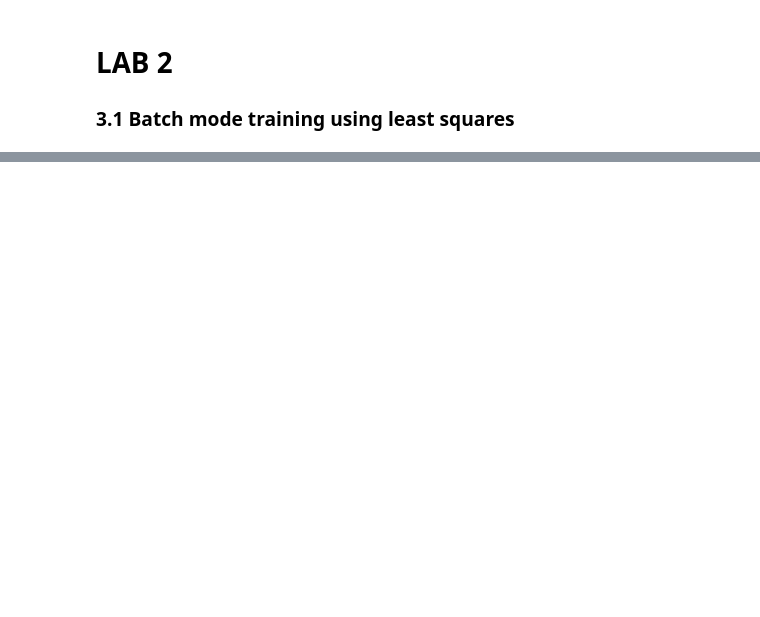
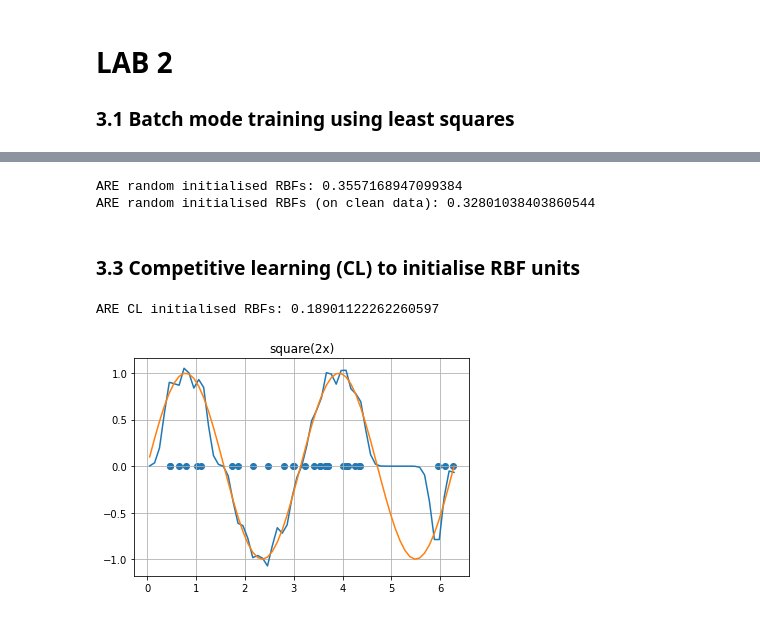
Before and after one commit to alejp1998/annda_lab1b, a Jupyter notebook: lab2.ipynb, the cells around one changed output, grey strips where cells are left out. Saved outputs shown, nothing was run; the diff lists cells and outputs as text; code cells hidden in the pictures; blank space fills up the shorter version.

```diff
--- a/lab2.ipynb
+++ b/lab2.ipynb
@@ -79,0 +118,23 @@ AttributeError: module 'lab2' has no attribute 'delta_ruleeee'
+# %%
+## What if RBF's are randomly initialised?
+
+N = 30
+ARE = []
+mu = np.random.normal(0,2*np.pi,N) # Data is one-dimensional
+sigma = stds[j]/N*np.ones(N) # Smaller sigma when many RBF's
+w = lab2.delta_rule(x_train,yf1_train,mu,sigma,lr,epochs)
+yf1_pred = lab2.forward(x_valid,w,mu,sigma)
+ARE = np.mean(np.abs(yf1_pred-yf1_valid))
+print('ARE random initialised RBFs: ' + str(ARE))
+
+## And on clean data:
+x_train = np.linspace(0, 2*np.pi,round(2*np.pi/0.1))
+x_valid = np.linspace(0.05, 2*np.pi,round(2*np.pi/0.1))
+
+w = lab2.delta_rule(x_train,yf1_train,mu,sigma,lr,epochs)
+yf1_pred = lab2.forward(x_valid,w,mu,sigma)
+ARE = np.mean(np.abs(yf1_pred-yf1_valid))
+print('ARE random initialised RBFs (on clean data): ' + str(ARE))
+# %% [output]
+ARE random initialised RBFs: 0.3557168947099384
+ARE random initialised RBFs (on clean data): 0.32801038403860544
@@ -79,0 +143,19 @@ AttributeError: module 'lab2' has no attribute 'delta_ruleeee'
+# %% [markdown]
+### 3.3 Competitive learning (CL) to initialise RBF units
+# %%
+mu, sigma = lab2.CL_initialisation(x_train,1,30,0.125,50,3,0.05)
+w = lab2.delta_rule(x_train,yf1_train,mu,sigma,lr,epochs)
+yf1_pred = lab2.forward(x_valid,w,mu,sigma)
+ARE = np.mean(np.abs(yf1_pred-yf1_valid))
+print('ARE CL initialised RBFs: ' + str(ARE))
+
+fig, ax = plt.subplots()
+ax.grid(visible = True)
+ax.set_title('square(2x)')
+ax.plot(x_valid,yf1_pred)
+ax.plot(x_valid,yf1_valid)
+ax.scatter(mu,np.zeros(N))
+plt.show()
+# %% [output]
+ARE CL initialised RBFs: 0.18901122262260597
+[figure, added]
```
Also changed, not shown: parts of 9 cells of this notebook, 12 other files.
